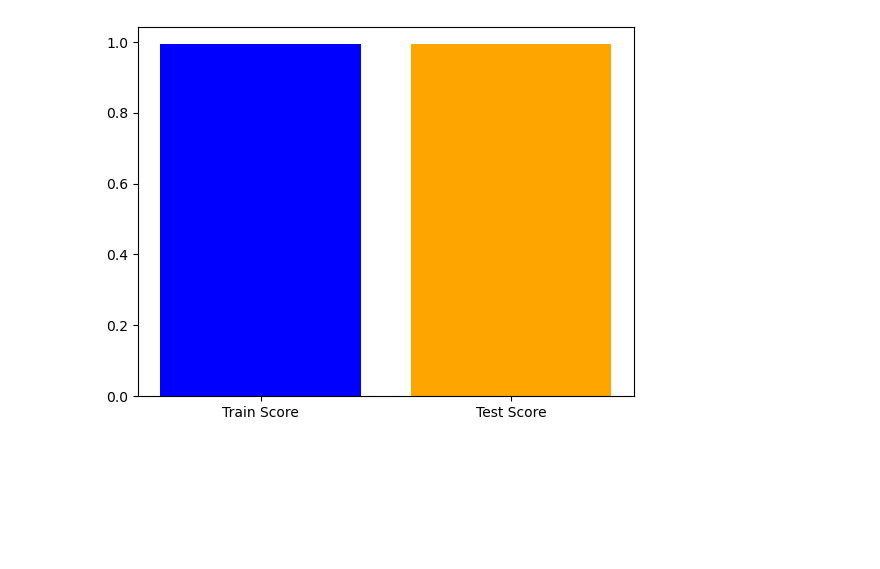
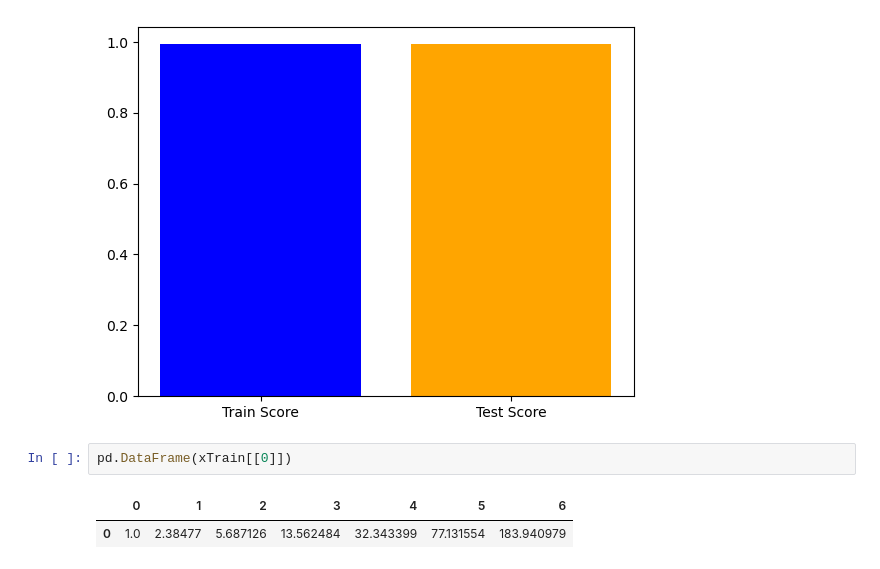
Before and after one commit to avimallik/machine_learning_workbench, a Jupyter notebook: bivariate_polynomial_regression/bivariate_ploynomial_regression.ipynb, the cells around one changed output. Cells and saved outputs as stored; diff of their text form; blank space fills up the shorter version.

```diff
--- a/bivariate_polynomial_regression/bivariate_ploynomial_regression.ipynb
+++ b/bivariate_polynomial_regression/bivariate_ploynomial_regression.ipynb
@@ -173,3 +173,8 @@ plt.bar(['Train Score', 'Test Score'], [trainnigScore, testingScore], color=['bl
 plt.show()
 # %% [output]
 [figure]
+# %%
+pd.DataFrame(xTrain[[0]])
+# %% [output]
+|  | 0 | 1 | 2 | 3 | 4 | 5 | 6 |
+| 0 | 1.0 | 2.38477 | 5.687126 | 13.562484 | 32.343399 | 77.131554 | 183.940979 |
```
Also changed, not shown: parts of 3 cells of this notebook.
